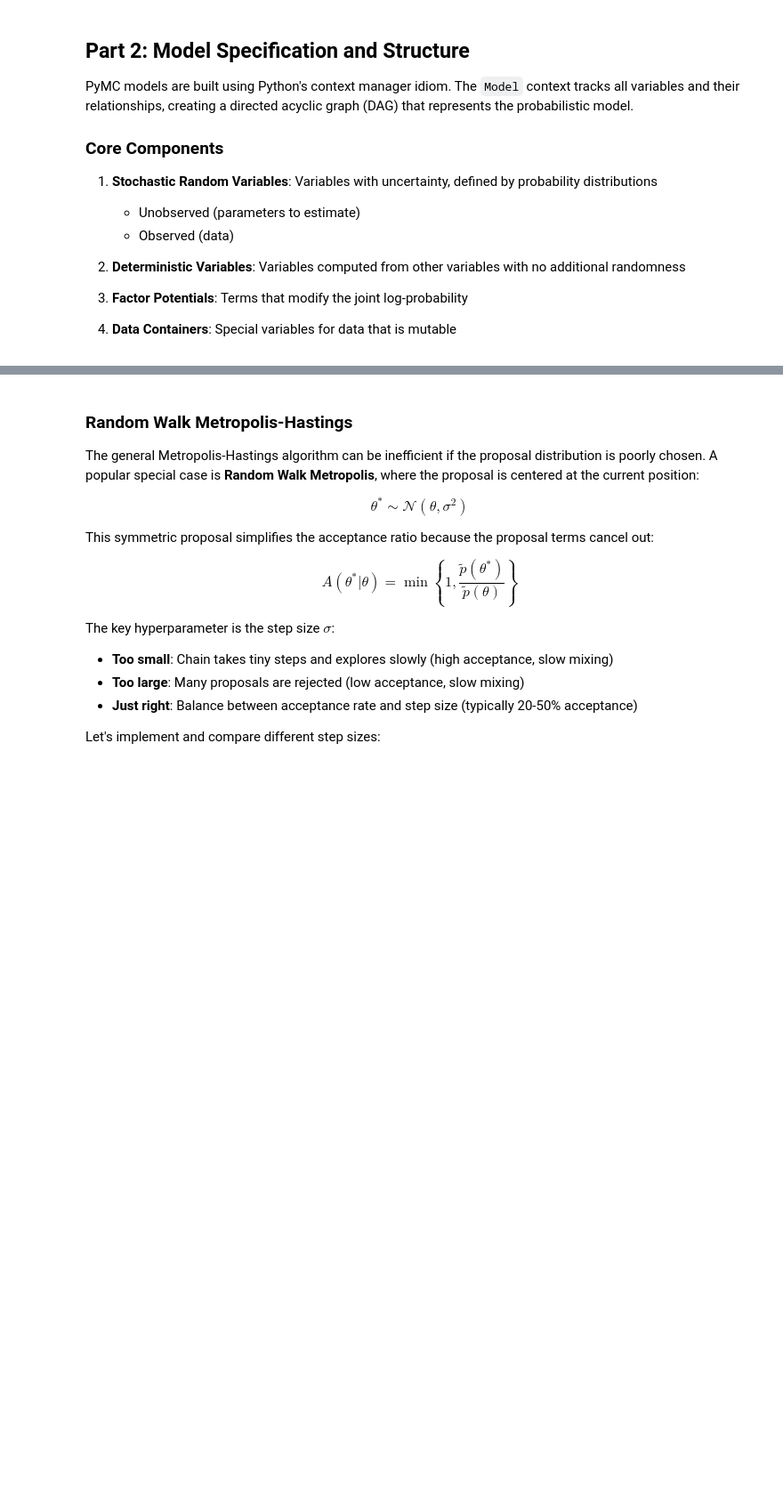
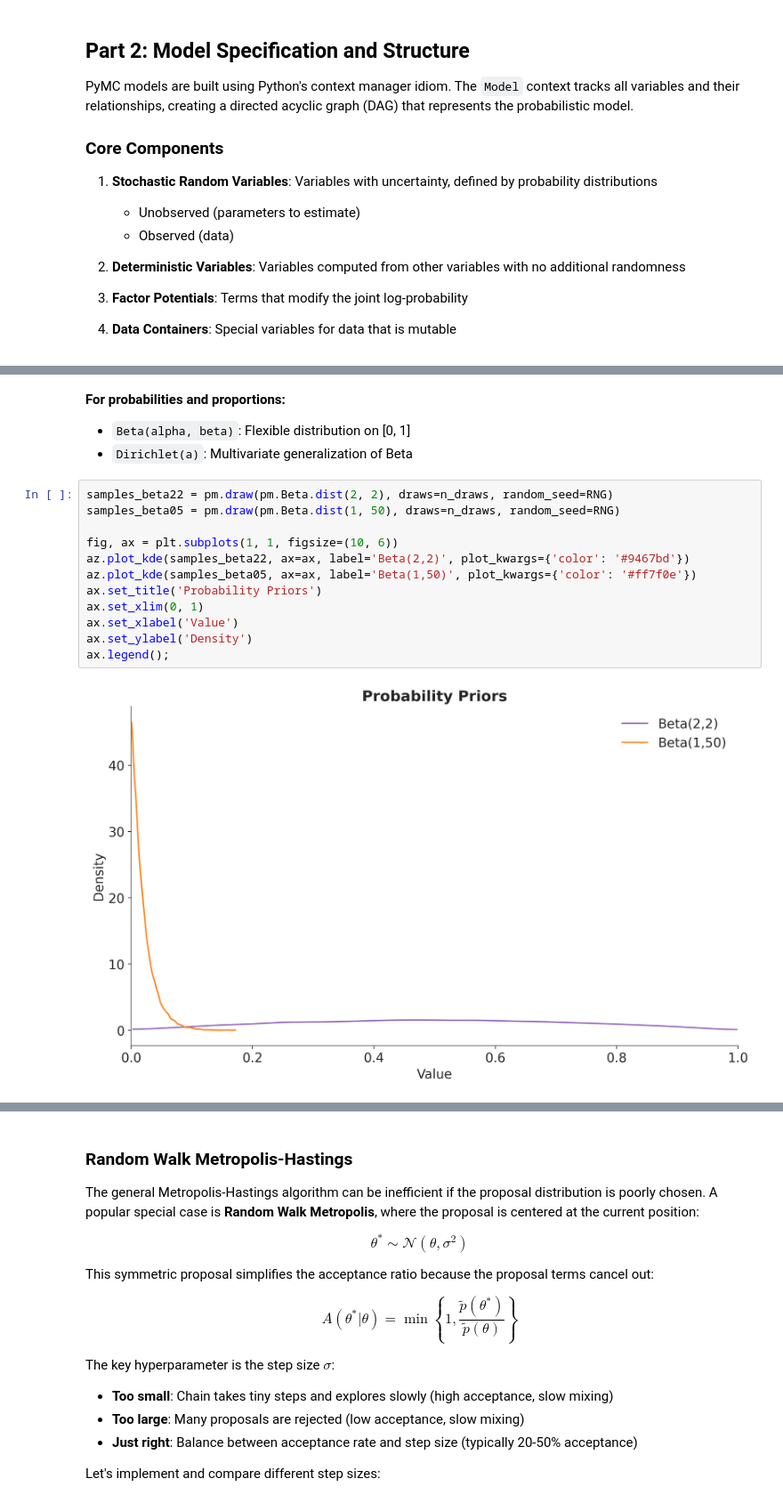
Before and after one commit to fonnesbeck/instats_advanced_bayes, a Jupyter notebook: sessions/Session2-Building_Models_With_PyMC.ipynb, the cells around one changed output, grey strips where cells are left out. Shown at 89% size. Drawn from its saved outputs; the diff is of its cells as text; blank space fills up the shorter version.

```diff
--- a/sessions/Session2-Building_Models_With_PyMC.ipynb
+++ b/sessions/Session2-Building_Models_With_PyMC.ipynb
@@ -206,0 +252,18 @@ pm.model_to_graphviz(dugong_loglm)
+# %% [markdown]
+**For probabilities and proportions:**
+- `Beta(alpha, beta)`: Flexible distribution on [0, 1]
+- `Dirichlet(a)`: Multivariate generalization of Beta
+# %%
+samples_beta22 = pm.draw(pm.Beta.dist(2, 2), draws=n_draws, random_seed=RNG)
+samples_beta05 = pm.draw(pm.Beta.dist(1, 50), draws=n_draws, random_seed=RNG)
+
+fig, ax = plt.subplots(1, 1, figsize=(10, 6))
+az.plot_kde(samples_beta22, ax=ax, label='Beta(2,2)', plot_kwargs={'color': '#9467bd'})
+az.plot_kde(samples_beta05, ax=ax, label='Beta(1,50)', plot_kwargs={'color': '#ff7f0e'})
+ax.set_title('Probability Priors')
+ax.set_xlim(0, 1)
+ax.set_xlabel('Value')
+ax.set_ylabel('Density')
+ax.legend();
+# %% [output]
+[figure, added]
```
Also changed, not shown: parts of 21 cells of this notebook, 2 other files.
